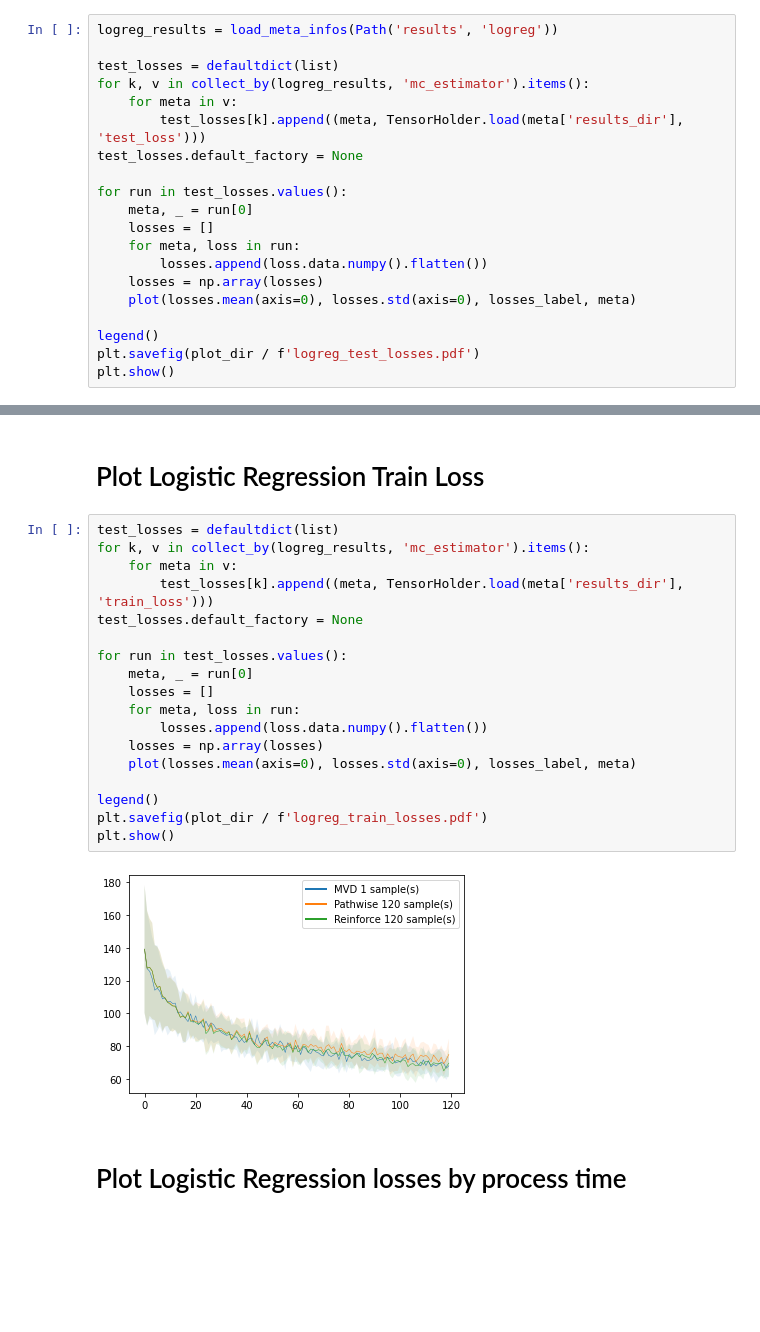
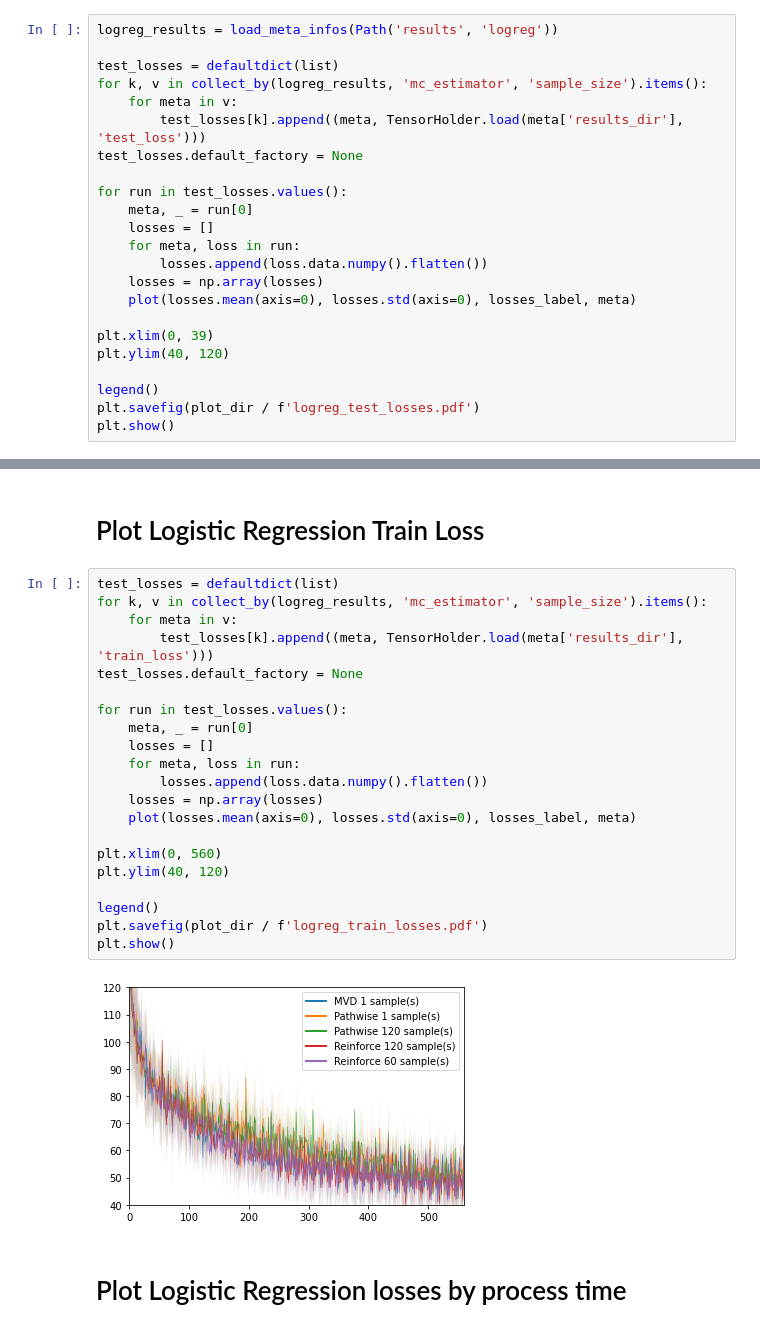
Before and after one commit to M8is/master-thesis-code, a Jupyter notebook: notebooks/plot-losses.ipynb, the cells around one changed output, grey strips where cells are left out. Cells and saved outputs as stored; diff of their text form; blank space fills up the shorter version.

Commit message:
Update log reg results

```diff
--- a/notebooks/plot-losses.ipynb
+++ b/notebooks/plot-losses.ipynb
@@ -152,7 +181,7 @@ plt.show()
 logreg_results = load_meta_infos(Path('results', 'logreg'))
 
 test_losses = defaultdict(list)
-for k, v in collect_by(logreg_results, 'mc_estimator').items():
+for k, v in collect_by(logreg_results, 'mc_estimator', 'sample_size').items():
     for meta in v:
         test_losses[k].append((meta, TensorHolder.load(meta['results_dir'], 'test_loss')))
 test_losses.default_factory = None
@@ -165,6 +194,9 @@ for run in test_losses.values():
     losses = np.array(losses)
     plot(losses.mean(axis=0), losses.std(axis=0), losses_label, meta)
 
+plt.xlim(0, 39)
+plt.ylim(40, 120)
+
 legend()
 plt.savefig(plot_dir / f'logreg_test_losses.pdf')
 plt.show()
@@ -174,24 +206,27 @@ plt.show()
 # Plot Logistic Regression Train Loss
 # %%
 test_losses = defaultdict(list)
-for k, v in collect_by(logreg_results, 'mc_estimator').items():
+for k, v in collect_by(logreg_results, 'mc_estimator', 'sample_size').items():
     for meta in v:
         test_losses[k].append((meta, TensorHolder.load(meta['results_dir'], 'train_loss')))
 test_losses.default_factory = None
 
 for run in test_losses.values():
     meta, _ = run[0]
     losses = []
     for meta, loss in run:
         losses.append(loss.data.numpy().flatten())
     losses = np.array(losses)
     plot(losses.mean(axis=0), losses.std(axis=0), losses_label, meta)
 
+plt.xlim(0, 560)
+plt.ylim(40, 120)
+
 legend()
 plt.savefig(plot_dir / f'logreg_train_losses.pdf')
 plt.show()
 # %% [output]
-[figure, old version]
+[figure, new version]
 # %% [markdown]
 # Plot Logistic Regression losses by process time
 # %%
```
Also changed, not shown: parts of 10 cells of this notebook.
